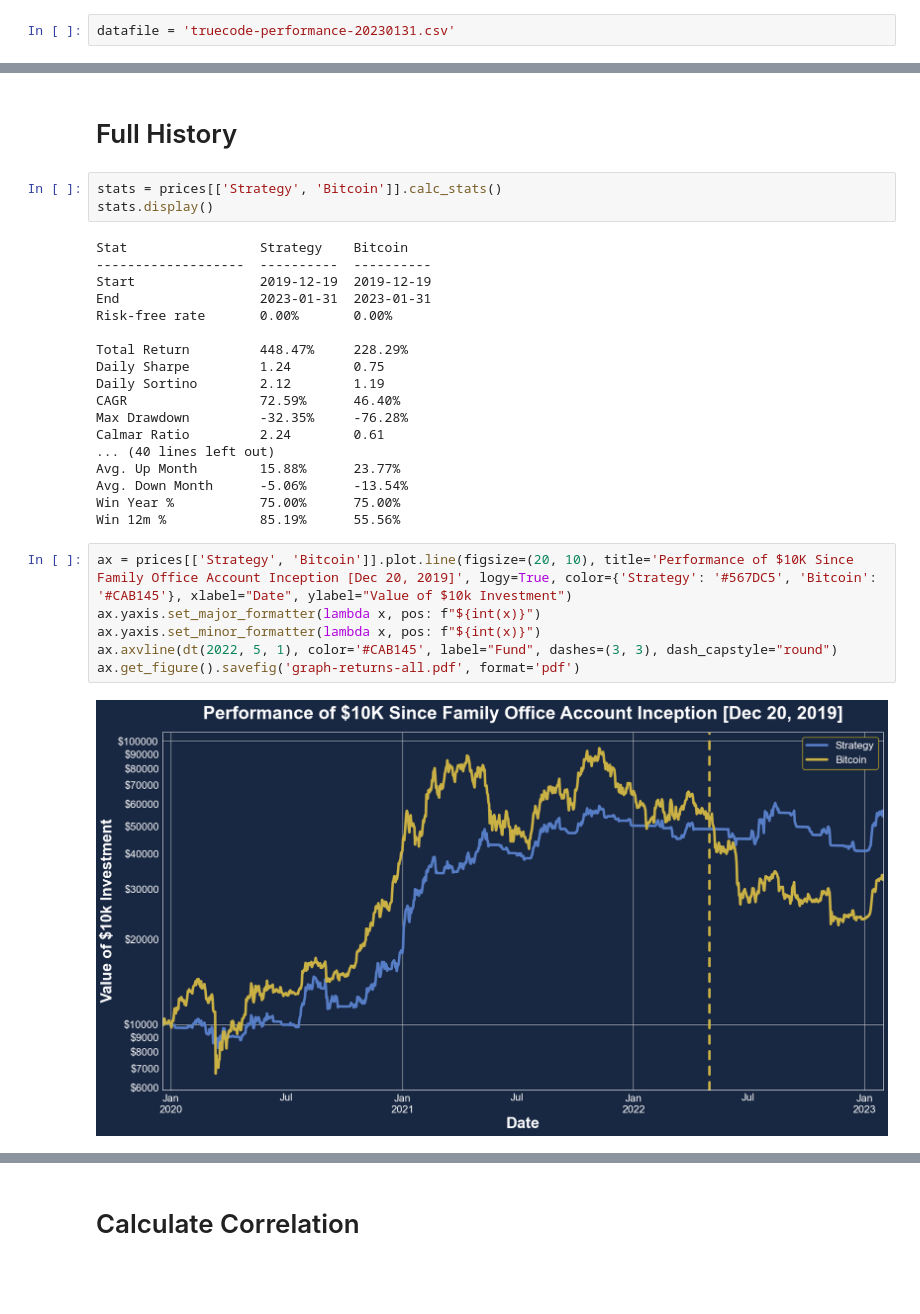
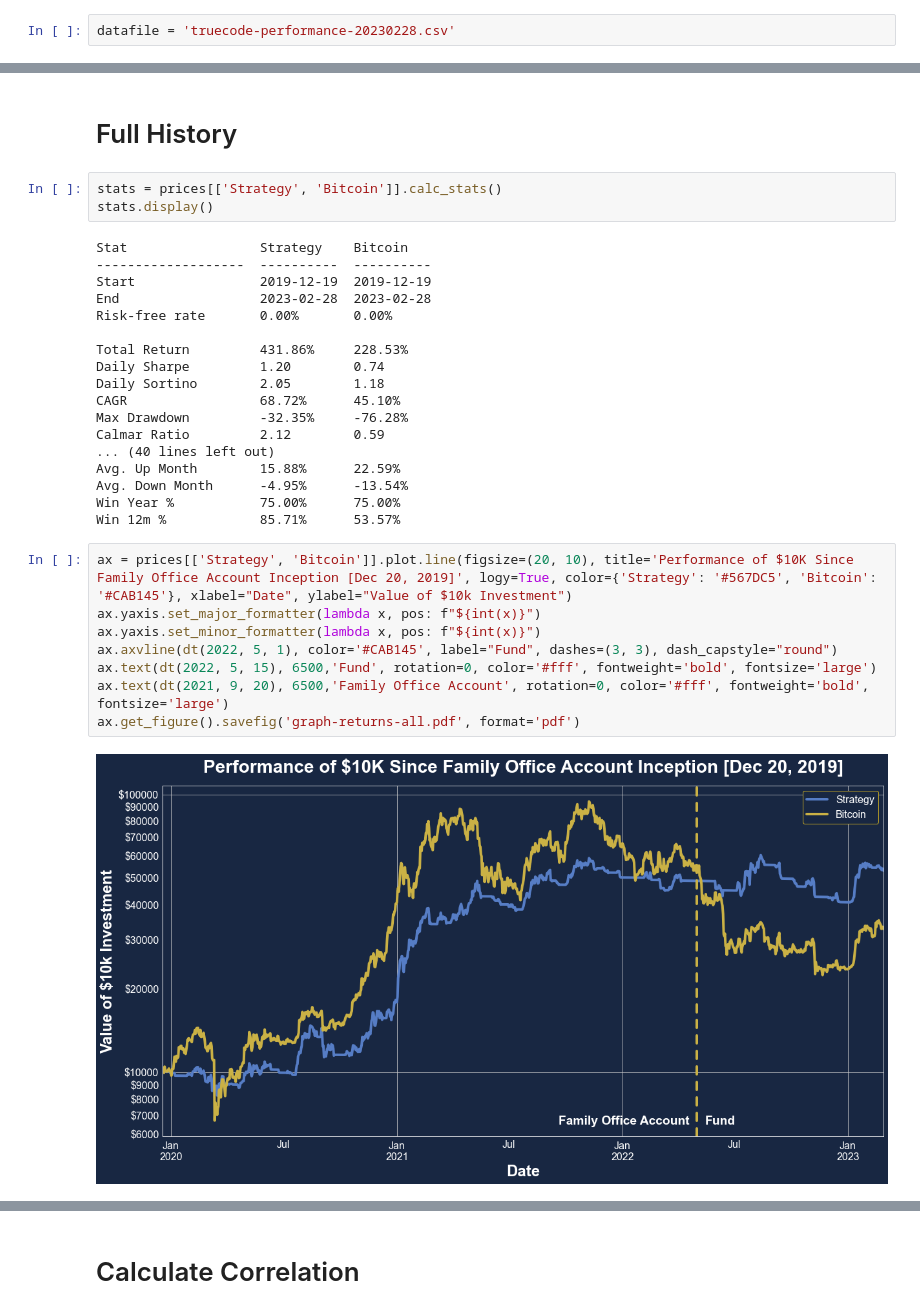
Before and after one commit to joshua-peck/truecode_metrics, a Jupyter notebook: TrueCode Metrics.ipynb, the cells around one changed output, grey strips where cells are left out. Drawn from its saved outputs; the diff is of its cells as text; blank space fills up the shorter version.

```diff
--- a/TrueCode Metrics.ipynb
+++ b/TrueCode Metrics.ipynb
@@ -64,7 +64,7 @@ mpl.rcParams.update({
                     }
                    )
 # %%
-datafile = 'truecode-performance-20230131.csv'
+datafile = 'truecode-performance-20230228.csv'
 # %%
 FOA_START_DATE = dt.fromisoformat('2019-11-19')
 FOA_END_DATE = dt.fromisoformat('2022-04-30')
@@ -134,28 +134,30 @@ stats.display()
 Stat                 Strategy    Bitcoin
 -------------------  ----------  ----------
 Start                2019-12-19  2019-12-19
-End                  2023-01-31  2023-01-31
+End                  2023-02-28  2023-02-28
 Risk-free rate       0.00%       0.00%
 
-Total Return         448.47%     228.29%
-Daily Sharpe         1.24        0.75
-Daily Sortino        2.12        1.19
-CAGR                 72.59%      46.40%
+Total Return         431.86%     228.53%
+Daily Sharpe         1.20        0.74
+Daily Sortino        2.05        1.18
+CAGR                 68.72%      45.10%
 Max Drawdown         -32.35%     -76.28%
-Calmar Ratio         2.24        0.61
+Calmar Ratio         2.12        0.59
 ... (40 lines left out)
-Avg. Up Month        15.88%      23.77%
-Avg. Down Month      -5.06%      -13.54%
+Avg. Up Month        15.88%      22.59%
+Avg. Down Month      -4.95%      -13.54%
 Win Year %           75.00%      75.00%
-Win 12m %            85.19%      55.56%
+Win 12m %            85.71%      53.57%
 # %%
 ax = prices[['Strategy', 'Bitcoin']].plot.line(figsize=(20, 10), title='Performance of $10K Since Family Office Account Inception [Dec 20, 2019]', logy=True, color={'Strategy': '#567DC5', 'Bitcoin': '#CAB145'}, xlabel="Date", ylabel="Value of $10k Investment")
 ax.yaxis.set_major_formatter(lambda x, pos: f"${int(x)}")
 ax.yaxis.set_minor_formatter(lambda x, pos: f"${int(x)}")
 ax.axvline(dt(2022, 5, 1), color='#CAB145', label="Fund", dashes=(3, 3), dash_capstyle="round")
+ax.text(dt(2022, 5, 15), 6500,'Fund', rotation=0, color='#fff', fontweight='bold', fontsize='large')
+ax.text(dt(2021, 9, 20), 6500,'Family Office Account', rotation=0, color='#fff', fontweight='bold', fontsize='large')
 ax.get_figure().savefig('graph-returns-all.pdf', format='pdf')
 # %% [output]
-[figure, old version]
+[figure, new version]
 # %%
 rebased_sample = ffn.rebase(prices[['Strategy', 'Bitcoin']], value=10000)
 drawdowns = rebased_sample.to_drawdown_series()
```
Also changed, not shown: parts of 9 cells of this notebook.
